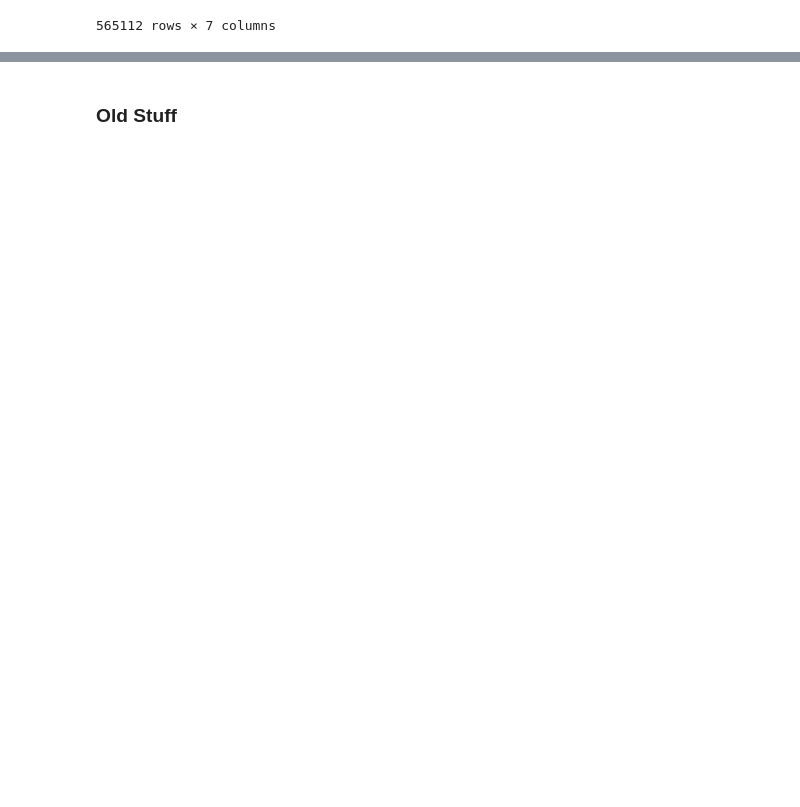
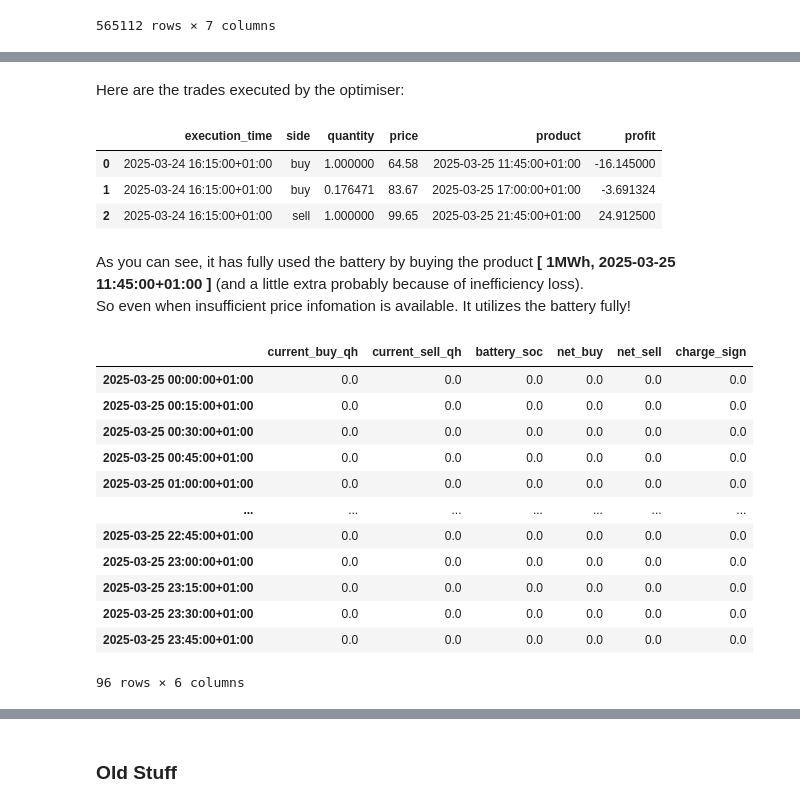
Before and after one commit to ub1999/Rolling-Intrinsic-BESS-Intraday-Trading, a Jupyter notebook: Code/Rolling Intrinsic/Rollingintrinsic_test.ipynb, the cells around one changed output, grey strips where cells are left out. Saved outputs shown, nothing was run; the diff lists cells and outputs as text; code cells hidden in the pictures; blank space fills up the shorter version.

```diff
--- a/Code/Rolling Intrinsic/Rollingintrinsic_test.ipynb
+++ b/Code/Rolling Intrinsic/Rollingintrinsic_test.ipynb
@@ -137,0 +199,28 @@ To Do:
+# %% [markdown]
+Here are the trades executed by the optimiser:
+# %%
+trades
+# %% [output]
+|  | execution_time | side | quantity | price | product | profit |
+| 0 | 2025-03-24 16:15:00+01:00 | buy | 1.000000 | 64.58 | 2025-03-25 11:45:00+01:00 | -16.145000 |
+| 1 | 2025-03-24 16:15:00+01:00 | buy | 0.176471 | 83.67 | 2025-03-25 17:00:00+01:00 | -3.691324 |
+| 2 | 2025-03-24 16:15:00+01:00 | sell | 1.000000 | 99.65 | 2025-03-25 21:45:00+01:00 | 24.912500 |
+# %% [markdown]
+As you can see, it has fully used the battery by buying the product **[ 1MWh, 2025-03-25 11:45:00+01:00 ]** (and a little extra probably because of inefficiency loss).
+So even when insufficient price infomation is available. It utilizes the battery fully!
+# %%
+results
+# %% [output]
+|  | current_buy_qh | current_sell_qh | battery_soc | net_buy | net_sell | charge_sign |
+| 2025-03-25 00:00:00+01:00 | 0.0 | 0.0 | 0.0 | 0.0 | 0.0 | 0.0 |
+| 2025-03-25 00:15:00+01:00 | 0.0 | 0.0 | 0.0 | 0.0 | 0.0 | 0.0 |
+| 2025-03-25 00:30:00+01:00 | 0.0 | 0.0 | 0.0 | 0.0 | 0.0 | 0.0 |
+| 2025-03-25 00:45:00+01:00 | 0.0 | 0.0 | 0.0 | 0.0 | 0.0 | 0.0 |
+| 2025-03-25 01:00:00+01:00 | 0.0 | 0.0 | 0.0 | 0.0 | 0.0 | 0.0 |
+| ... | ... | ... | ... | ... | ... | ... |
+| 2025-03-25 22:45:00+01:00 | 0.0 | 0.0 | 0.0 | 0.0 | 0.0 | 0.0 |
+| 2025-03-25 23:00:00+01:00 | 0.0 | 0.0 | 0.0 | 0.0 | 0.0 | 0.0 |
+| 2025-03-25 23:15:00+01:00 | 0.0 | 0.0 | 0.0 | 0.0 | 0.0 | 0.0 |
+| 2025-03-25 23:30:00+01:00 | 0.0 | 0.0 | 0.0 | 0.0 | 0.0 | 0.0 |
+| 2025-03-25 23:45:00+01:00 | 0.0 | 0.0 | 0.0 | 0.0 | 0.0 | 0.0 |
+96 rows × 6 columns
```
Also changed, not shown: parts of 13 cells of this notebook, 7 other files.
